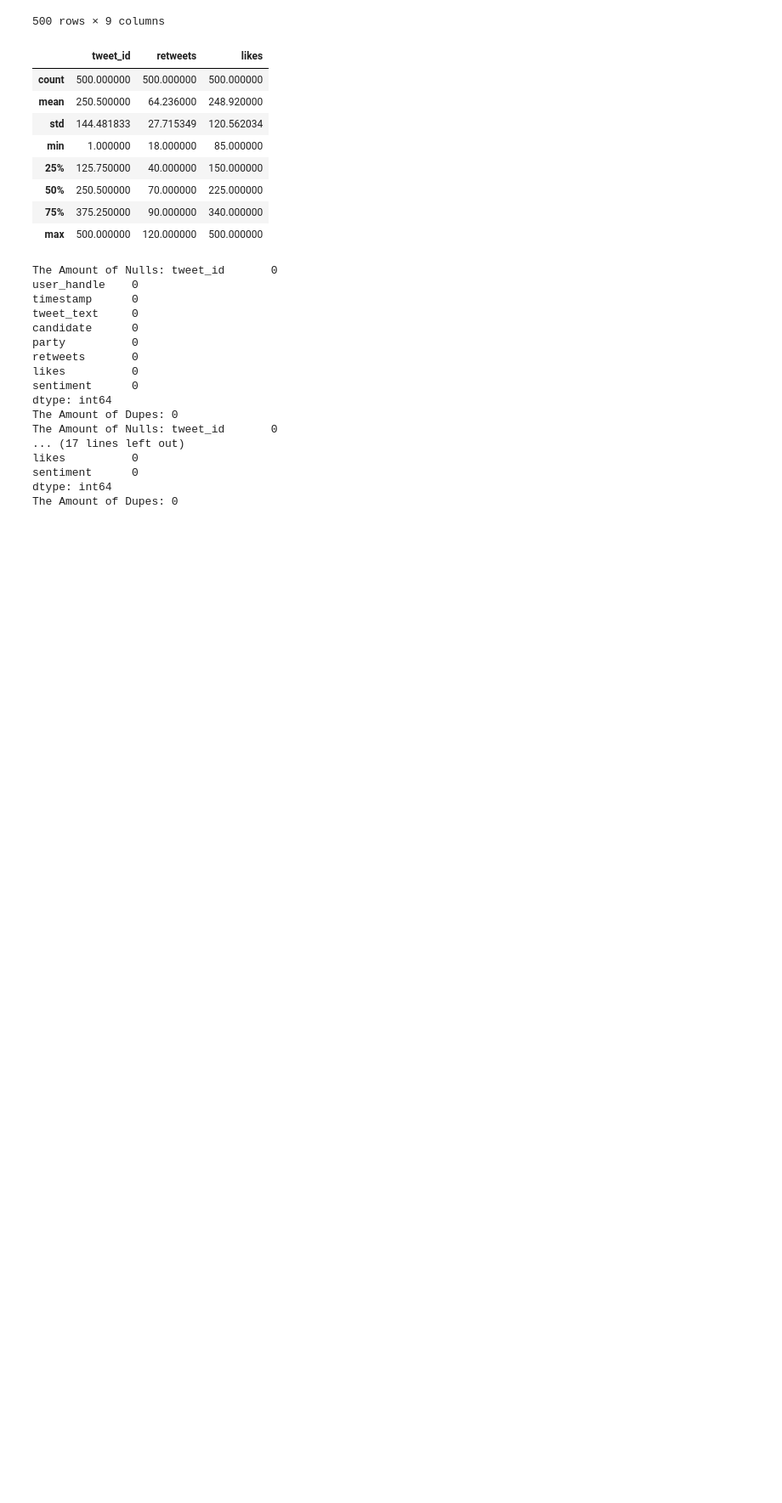
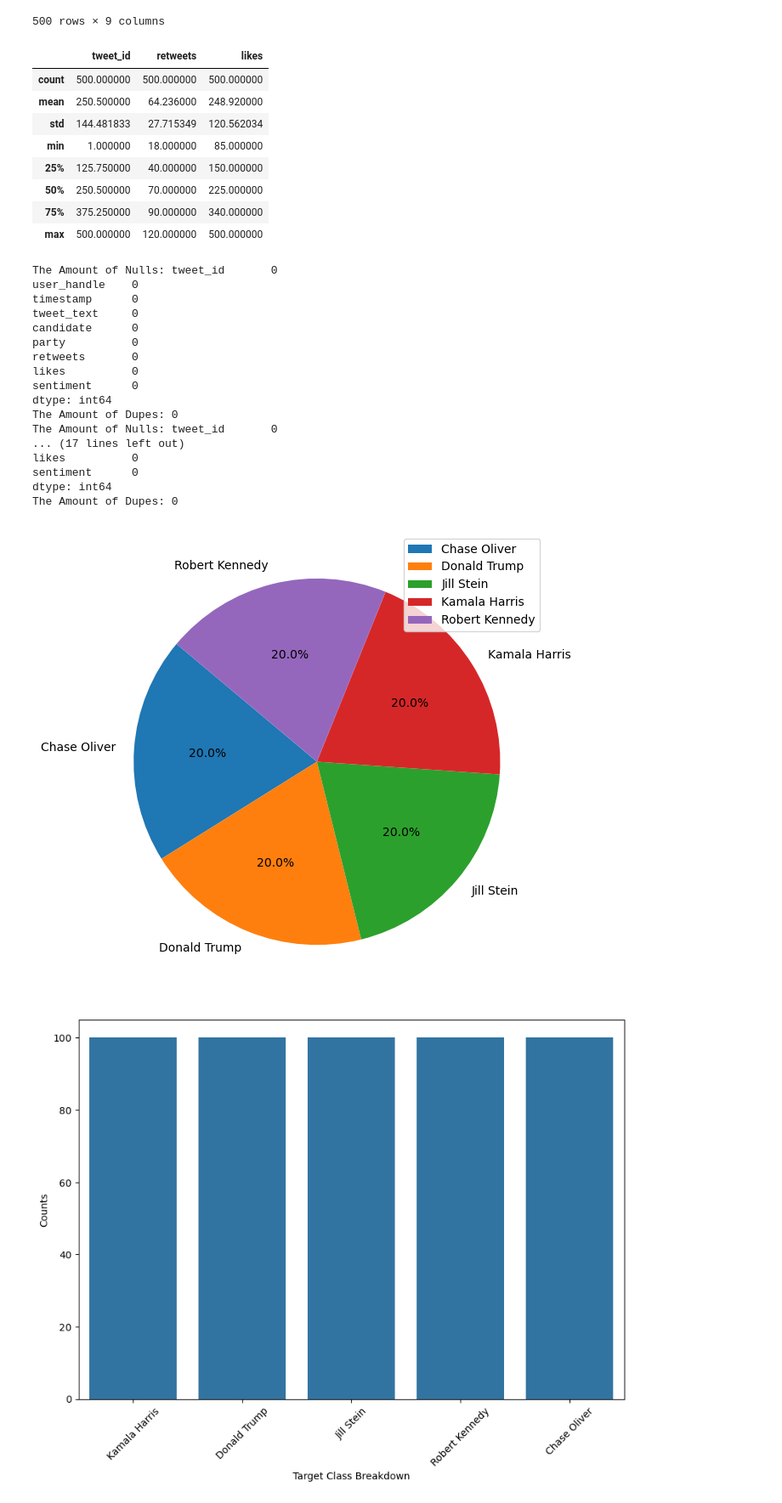
Before and after one commit to MaukanMir/Election-Sentiment-Analysis, a Jupyter notebook: training.ipynb, the cells around one changed output. Shown at 85% size. Saved outputs shown, nothing was run; the diff lists cells and outputs as text; code cells hidden in the pictures; blank space fills up the shorter version.

```diff
--- a/training.ipynb
+++ b/training.ipynb
@@ -159,3 +159,8 @@ likes          0
 sentiment      0
 dtype: int64
 The Amount of Dupes: 0
+# %%
+check_class_imbalance(train["candidate"])
+# %% [output]
+[figure, added]
+[figure, added]
```
Also changed, not shown: parts of 6 cells of this notebook.
